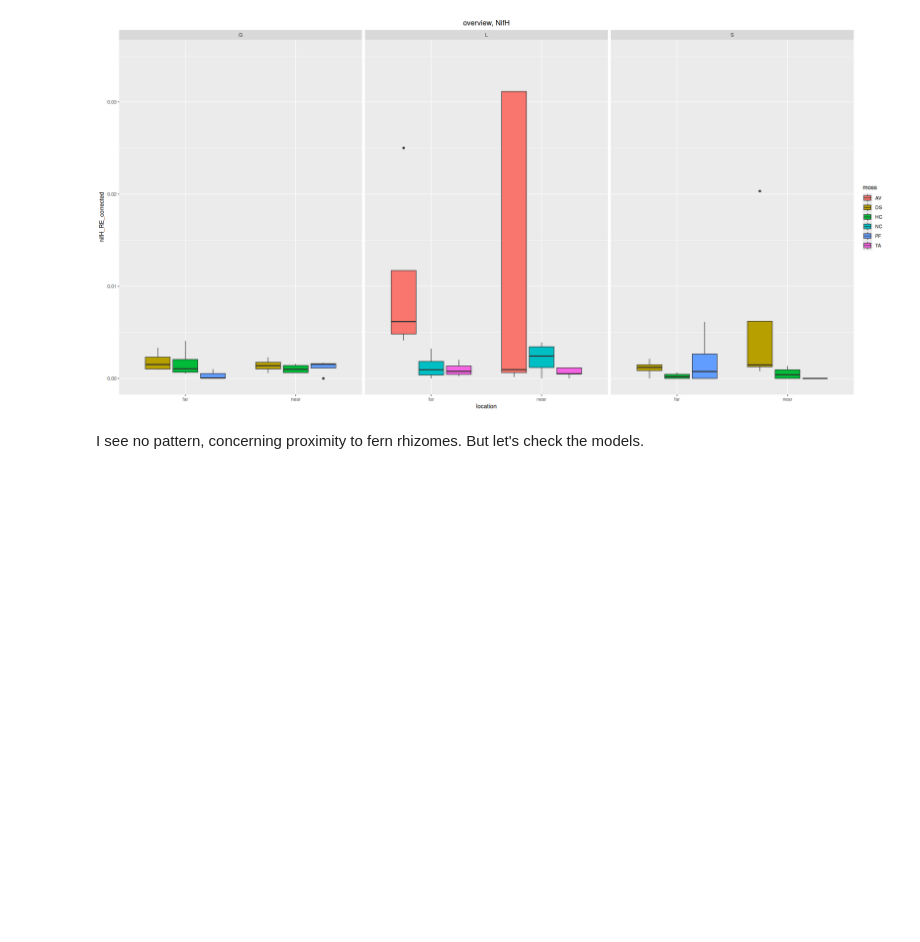
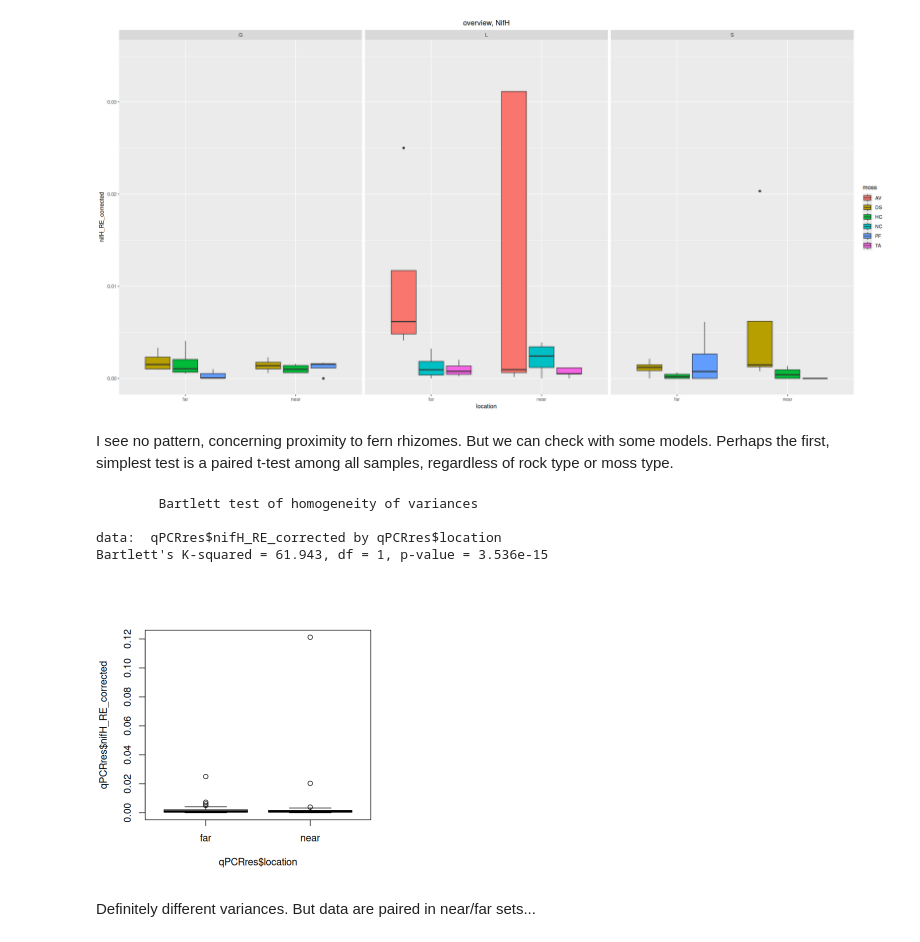
Before and after one commit to danchurch/mossCyano_qPCR, a Jupyter notebook: rock_moss_cyano_qPCR_analysis.ipynb, the cells around one changed output. Saved outputs shown, nothing was run; the diff lists cells and outputs as text; code cells hidden in the pictures; blank space fills up the shorter version.

```diff
--- a/rock_moss_cyano_qPCR_analysis.ipynb
+++ b/rock_moss_cyano_qPCR_analysis.ipynb
@@ -295,4 +321,4 @@ Warning message:
 “Removed 2 rows containing non-finite outside the scale range (`stat_boxplot()`).”
 [figure]
 # %% [markdown]
-I see no pattern, concerning proximity to fern rhizomes. But let's check the models.
+I see no pattern, concerning proximity to fern rhizomes. But we can check with some models. Perhaps the first, simplest test is a paired t-test among all samples, regardless of rock type or moss type.
@@ -298,0 +327,13 @@ I see no pattern, concerning proximity to fern rhizomes. But let's check the mod
+# %%
+near_nifH_RE <- qPCRres[qPCRres$location == "near","nifH_RE_corrected"]
+far_nifH_RE <- qPCRres[qPCRres$location == "far","nifH_RE_corrected"]
+boxplot(qPCRres$nifH_RE_corrected ~ qPCRres$location) ## slighter higher RE in near samples
+bartlett.test(qPCRres$nifH_RE_corrected ~ qPCRres$location)
+# %% [output]
+        Bartlett test of homogeneity of variances
+
+data:  qPCRres$nifH_RE_corrected by qPCRres$location
+Bartlett's K-squared = 61.943, df = 1, p-value = 3.536e-15
+[figure, added]
+# %% [markdown]
+Definitely different variances. But data are paired in near/far sets...
```
Also changed, not shown: parts of 12 cells of this notebook, 1 other file.
